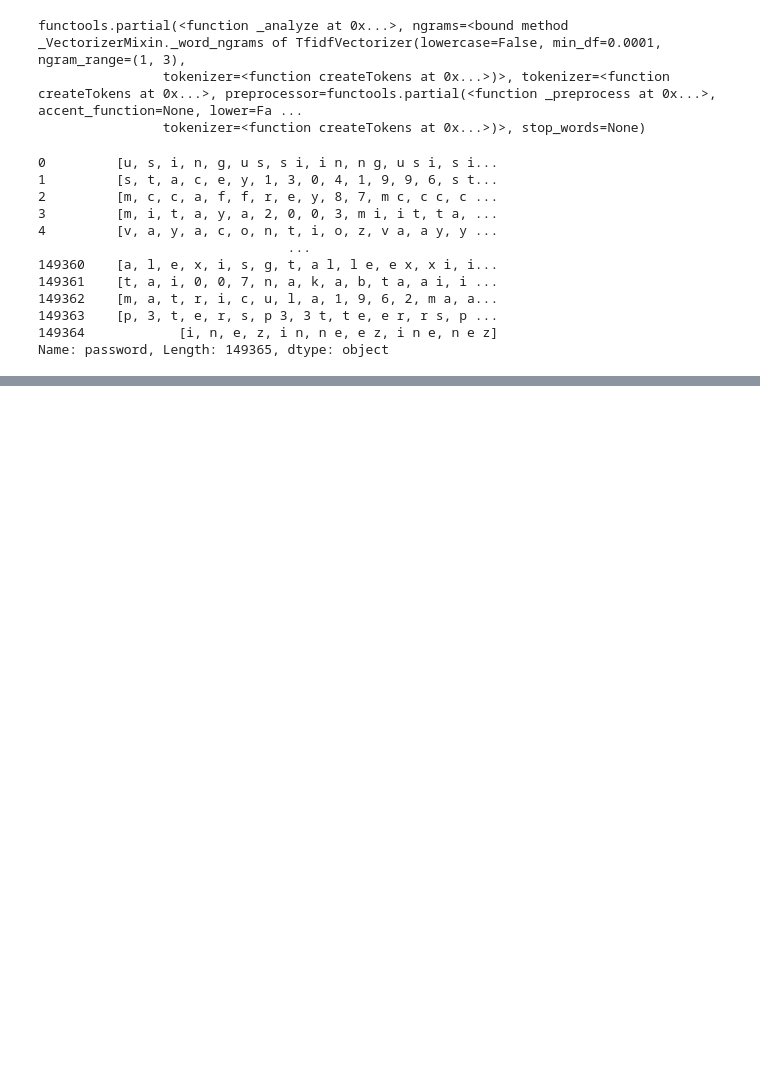
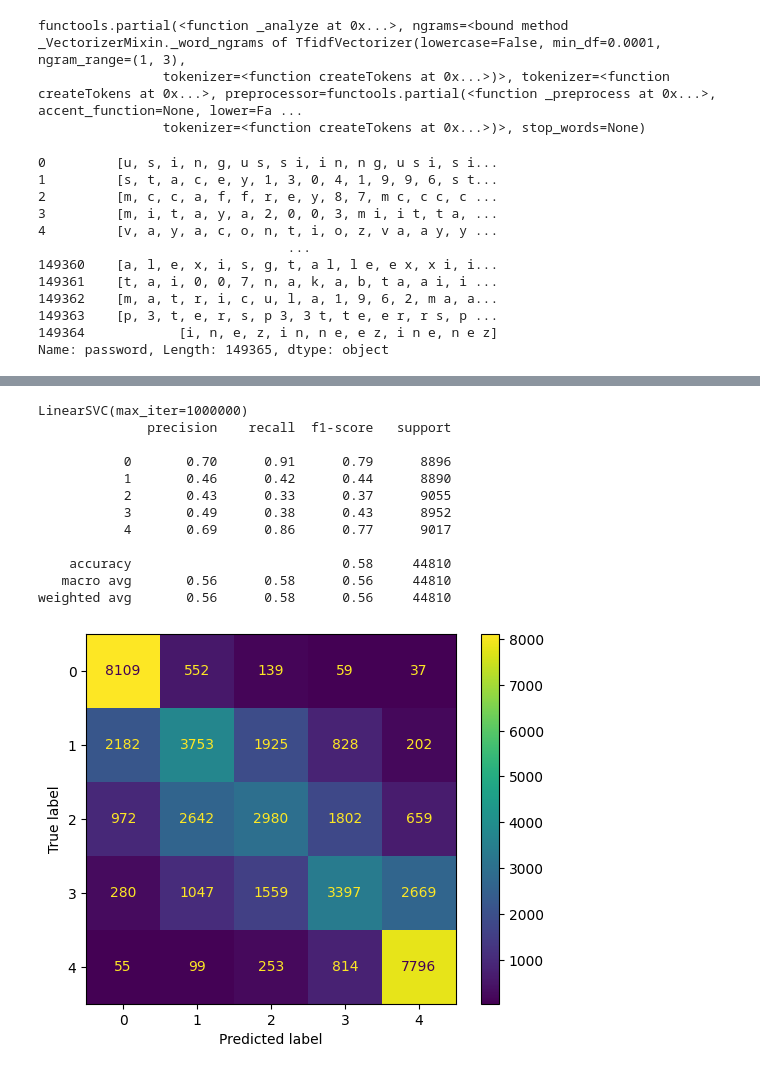
Before and after one commit to KarthikUdyawar/passwordometer, a Jupyter notebook: model.ipynb, the cells around one changed output, grey strips where cells are left out. Cells and saved outputs as stored; diff of their text form; code cells hidden in the pictures; blank space fills up the shorter version.

```diff
--- a/model.ipynb
+++ b/model.ipynb
@@ -125,0 +174,16 @@ y = df["strength"]
+# %%
+result_model(lsvc)
+# %% [output]
+LinearSVC(max_iter=1000000)
+              precision    recall  f1-score   support
+
+           0       0.70      0.91      0.79      8896
+           1       0.46      0.42      0.44      8890
+           2       0.43      0.33      0.37      9055
+           3       0.49      0.38      0.43      8952
+           4       0.69      0.86      0.77      9017
+
+    accuracy                           0.58     44810
+   macro avg       0.56      0.58      0.56     44810
+weighted avg       0.56      0.58      0.56     44810
+[figure, added]
```
Also changed, not shown: parts of 20 cells of this notebook.
